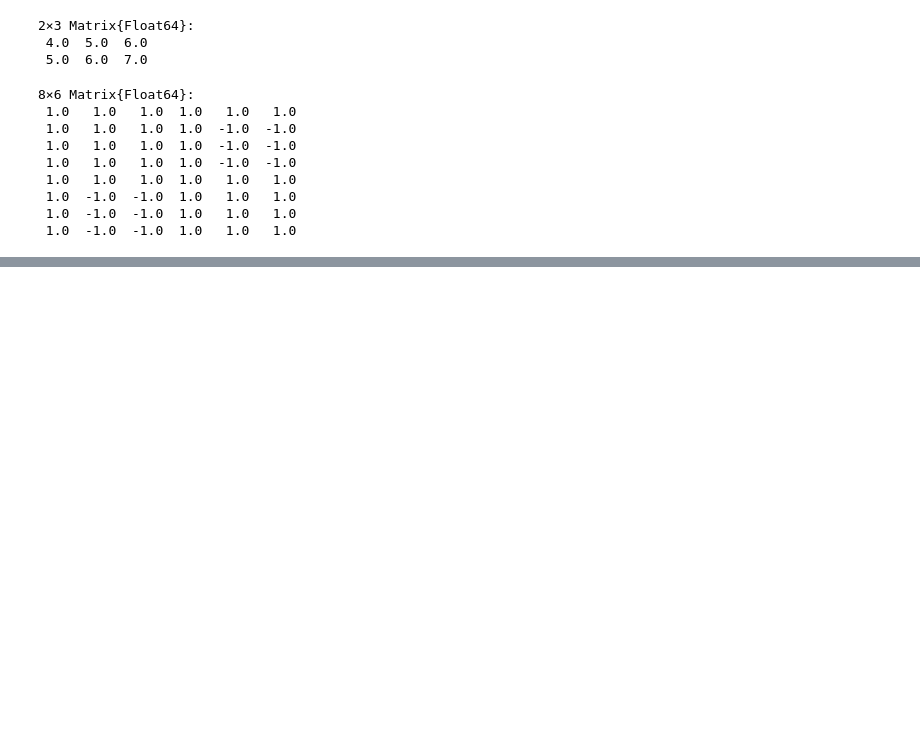
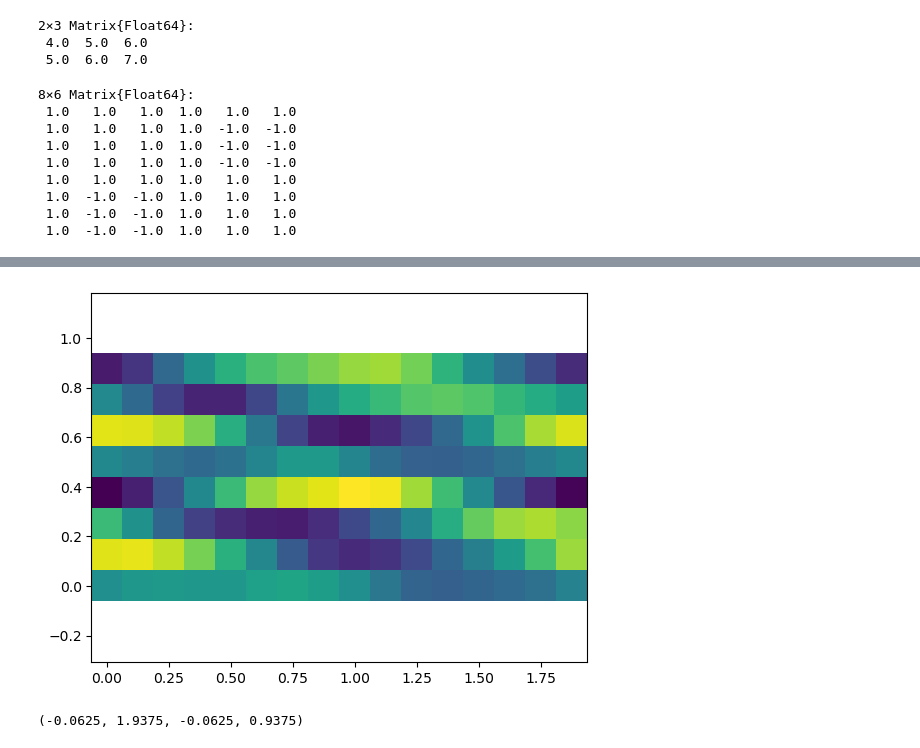
Before and after one commit to stykoo/GaussianField, a Jupyter notebook: GaussianFieldParticle.ipynb, the cells around one changed output, grey strips where cells are left out. Drawn from its saved outputs; the diff is of its cells as text; code cells hidden in the pictures; blank space fills up the shorter version.

```diff
--- a/GaussianFieldParticle.ipynb
+++ b/GaussianFieldParticle.ipynb
@@ -171,0 +248,7 @@ arr
+# %%
+fig, ax = plt.subplots()
+ax.pcolormesh(xx, yy, transpose(phi_sol[end]))
+ax.axis("equal")
+# %% [output]
+[figure, added]
+(-0.0625, 1.9375, -0.0625, 0.9375)
```
Also changed, not shown: parts of 10 cells of this notebook, 2 other files.
